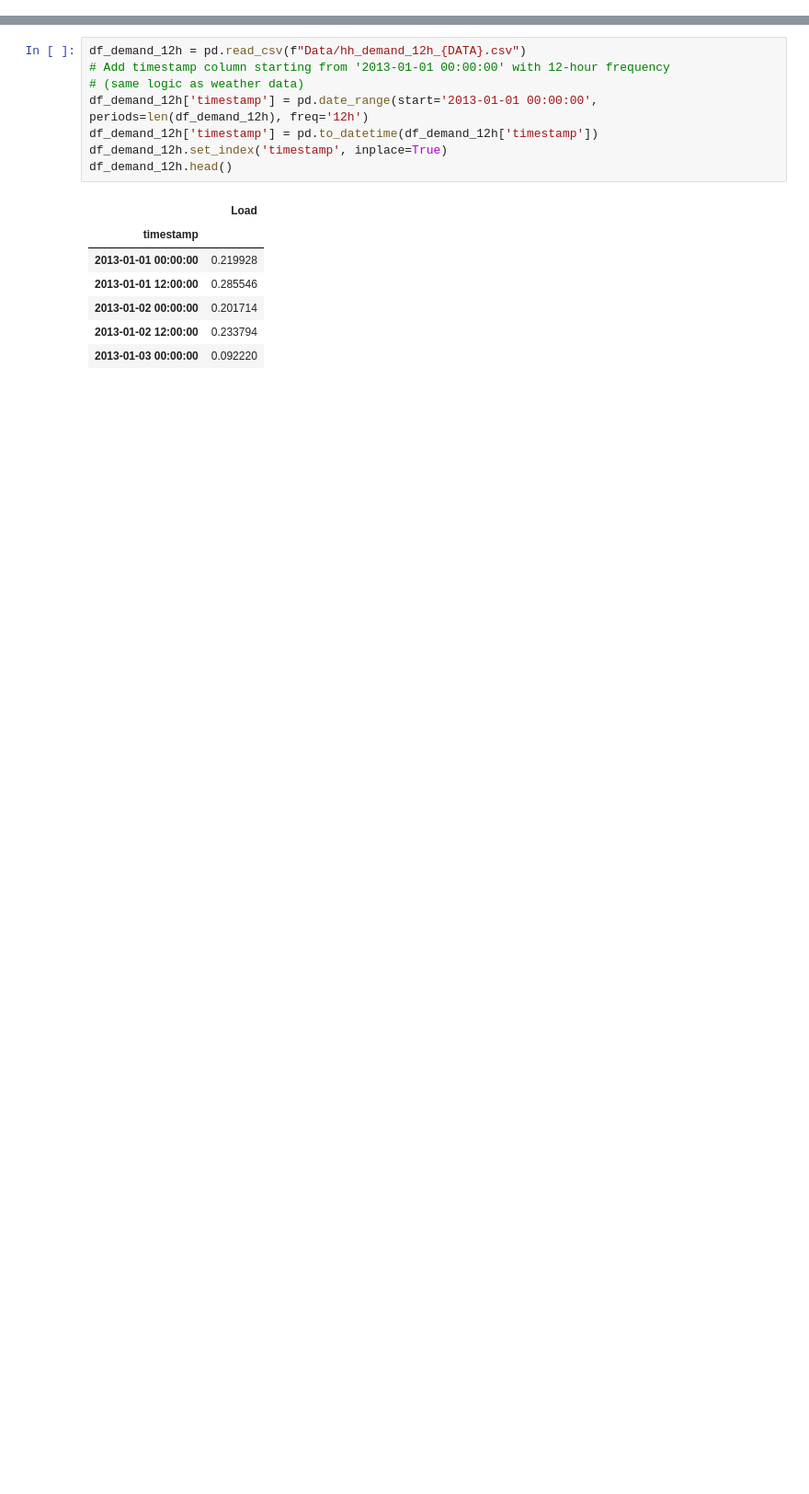
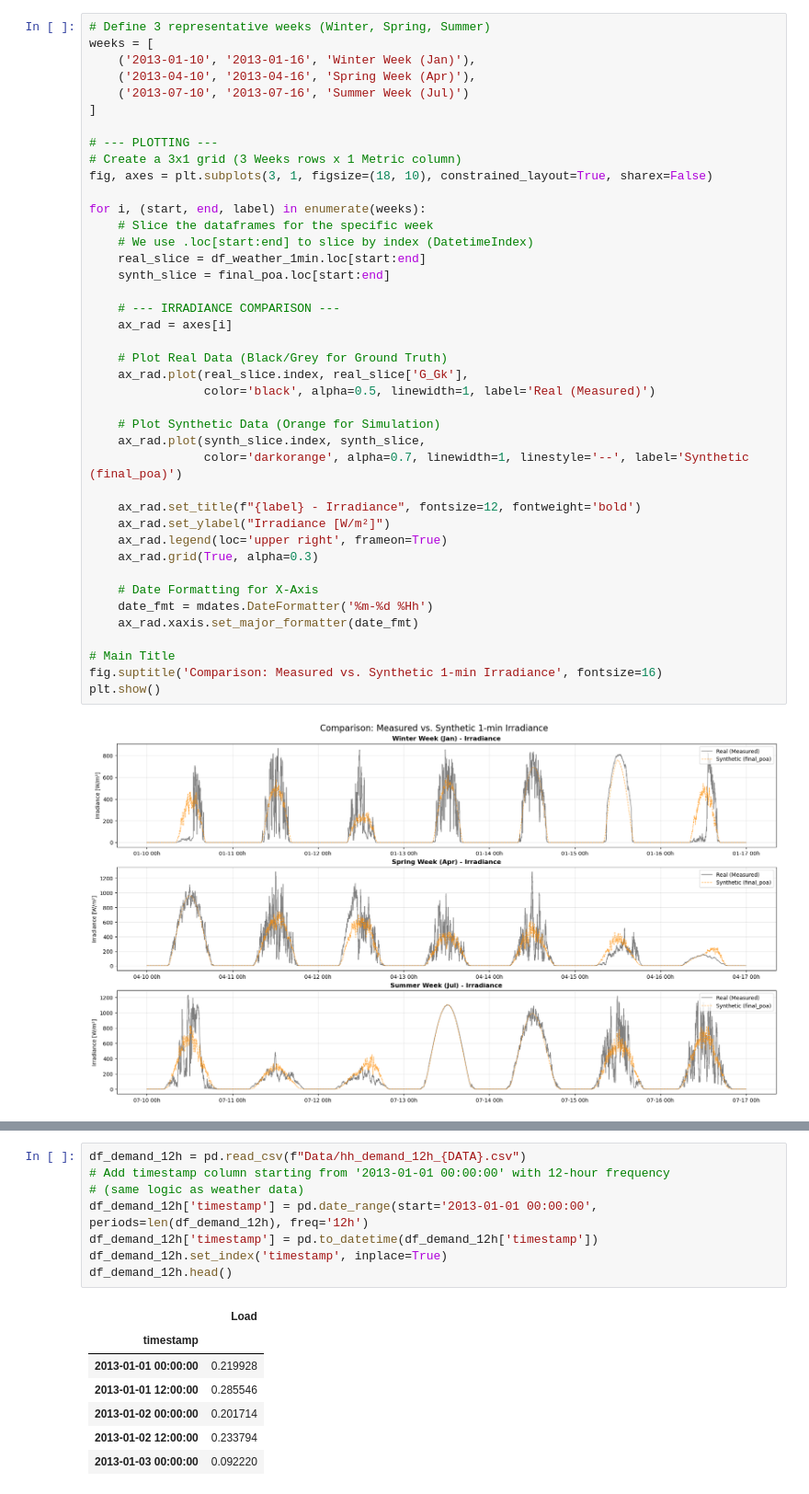
Before and after one commit to JontheFL/Optimal-Residential-Energy-System-Sizing, a Jupyter notebook: weather_and_demand_interpolation.ipynb, the cells around one changed output, grey strips where cells are left out. Shown at 92% size. Cells and saved outputs as stored; diff of their text form; blank space fills up the shorter version.

```diff
--- a/weather_and_demand_interpolation.ipynb
+++ b/weather_and_demand_interpolation.ipynb
@@ -148,0 +200,43 @@ Done! First 5 rows:
+# %%
+# Define 3 representative weeks (Winter, Spring, Summer)
+weeks = [
+    ('2013-01-10', '2013-01-16', 'Winter Week (Jan)'),
+    ('2013-04-10', '2013-04-16', 'Spring Week (Apr)'),
+    ('2013-07-10', '2013-07-16', 'Summer Week (Jul)')
+]
+
+# --- PLOTTING ---
+# Create a 3x1 grid (3 Weeks rows x 1 Metric column)
+fig, axes = plt.subplots(3, 1, figsize=(18, 10), constrained_layout=True, sharex=False)
+
+for i, (start, end, label) in enumerate(weeks):
+    # Slice the dataframes for the specific week
+    # We use .loc[start:end] to slice by index (DatetimeIndex)
+    real_slice = df_weather_1min.loc[start:end]
+    synth_slice = final_poa.loc[start:end]
+
+    # --- IRRADIANCE COMPARISON ---
+    ax_rad = axes[i]
+
+    # Plot Real Data (Black/Grey for Ground Truth)
+    ax_rad.plot(real_slice.index, real_slice['G_Gk'],
+                color='black', alpha=0.5, linewidth=1, label='Real (Measured)')
+
+    # Plot Synthetic Data (Orange for Simulation)
+    ax_rad.plot(synth_slice.index, synth_slice,
+                color='darkorange', alpha=0.7, linewidth=1, linestyle='--', label='Synthetic (final_poa)')
+
+    ax_rad.set_title(f"{label} - Irradiance", fontsize=12, fontweight='bold')
+    ax_rad.set_ylabel("Irradiance [W/m²]")
+    ax_rad.legend(loc='upper right', frameon=True)
+    ax_rad.grid(True, alpha=0.3)
+
+    # Date Formatting for X-Axis
+    date_fmt = mdates.DateFormatter('%m-%d %Hh')
+    ax_rad.xaxis.set_major_formatter(date_fmt)
+
+# Main Title
+fig.suptitle('Comparison: Measured vs. Synthetic 1-min Irradiance', fontsize=16)
+plt.show()
+# %% [output]
+[figure, added]
```
Also changed, not shown: parts of 27 cells of this notebook, 5 other files.
